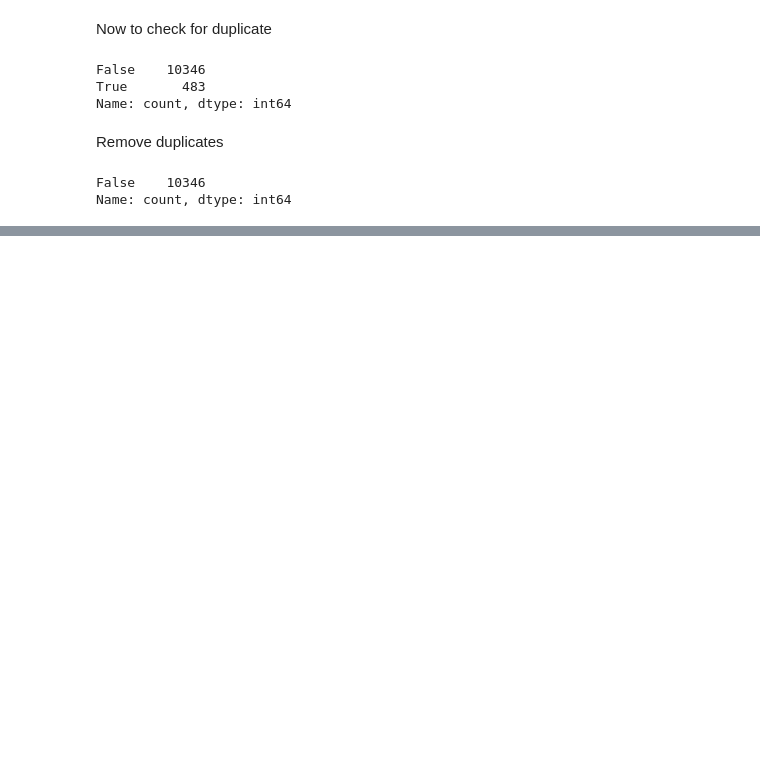
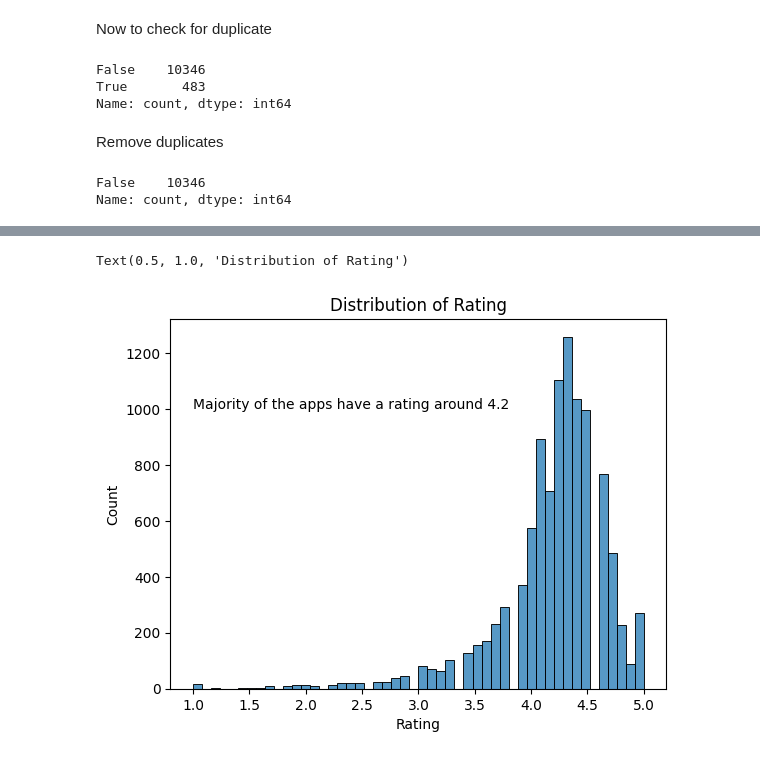
Before and after one commit to JackXLin/Google_Play_Store, a Jupyter notebook: google.ipynb, the cells around one changed output, grey strips where cells are left out. Drawn from its saved outputs; the diff is of its cells as text; code cells hidden in the pictures; blank space fills up the shorter version.

```diff
--- a/google.ipynb
+++ b/google.ipynb
@@ -244,0 +306,7 @@ Name: count, dtype: int64
+# %%
+ax = sns.histplot(google["Rating"], bins=50)
+ax.text(1, 1000, "Majority of the apps have a rating around 4.2")
+plt.title("Distribution of Rating")
+# %% [output]
+Text(0.5, 1.0, 'Distribution of Rating')
+[figure, added]
```
Also changed, not shown: parts of 41 cells of this notebook, 1 other file.
